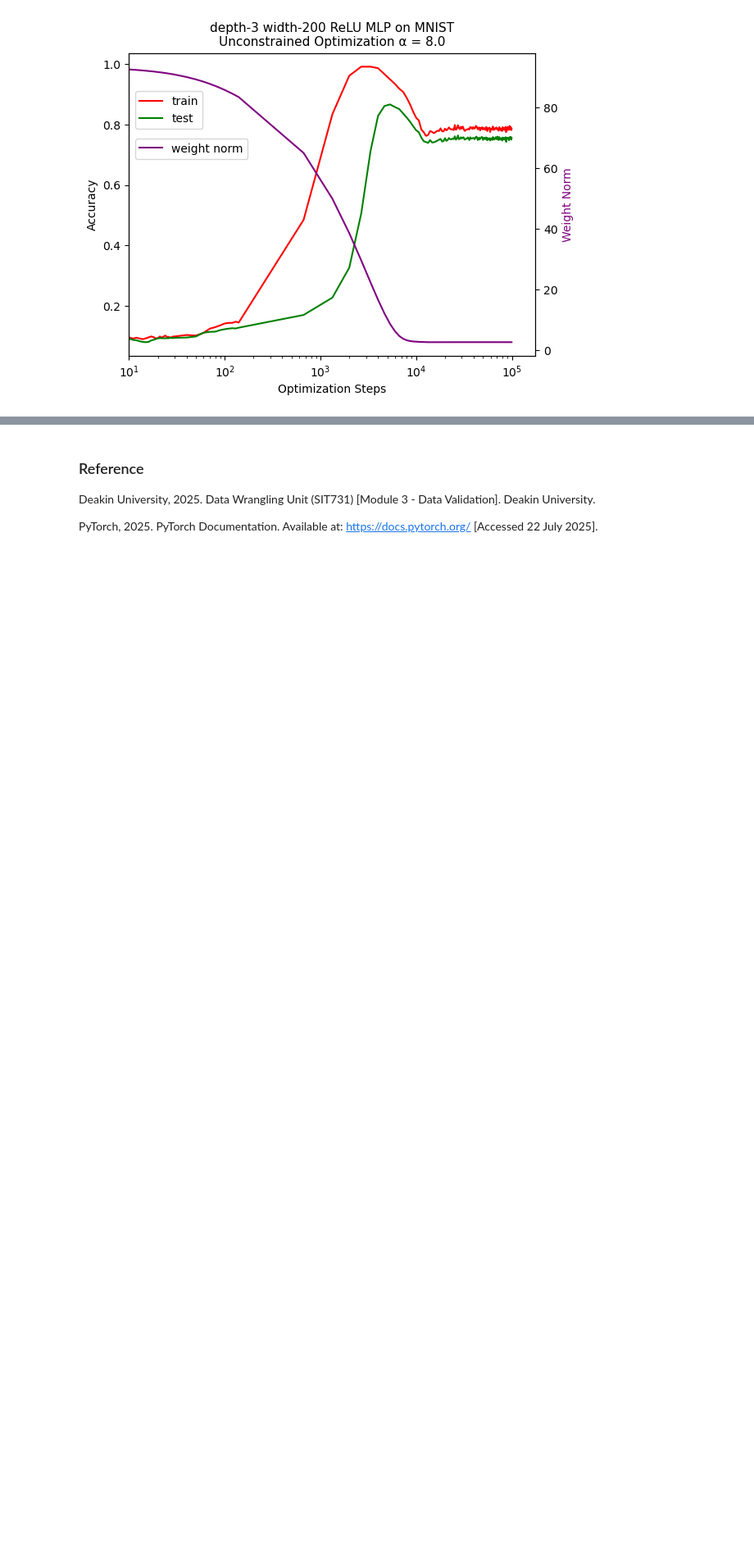
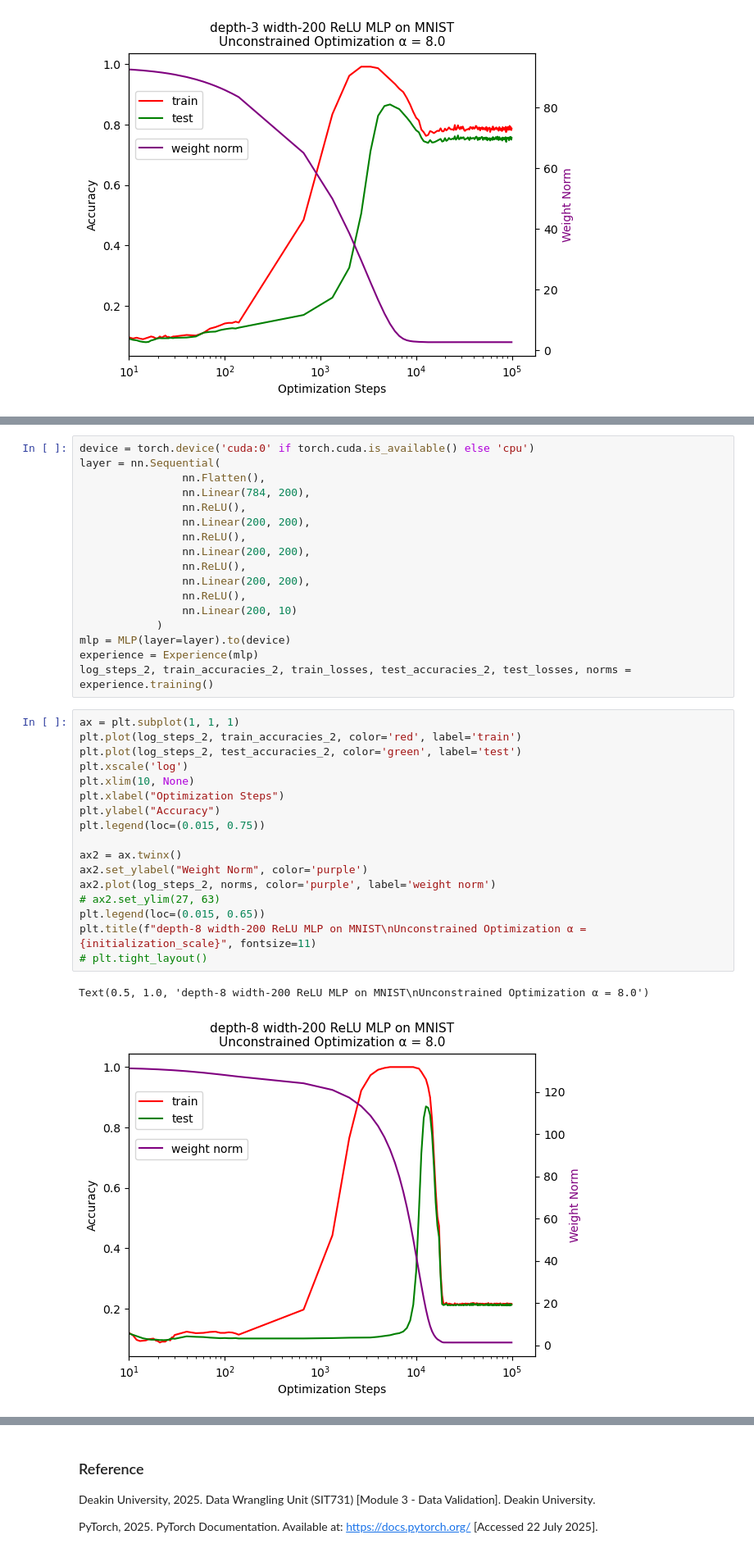
Before and after one commit to thongduong1990/SIT744-Deeplearning, a Jupyter notebook: assignment_1/223593948_SIT744_assignment1_solution.ipynb, the cells around one changed output, grey strips where cells are left out. Shown at 82% size. Drawn from its saved outputs; the diff is of its cells as text; blank space fills up the shorter version.

```diff
--- a/assignment_1/223593948_SIT744_assignment1_solution.ipynb
+++ b/assignment_1/223593948_SIT744_assignment1_solution.ipynb
@@ -801,0 +835,37 @@ Text(0.5, 1.0, 'depth-3 width-200 ReLU MLP on MNIST\nUnconstrained Optimization
+# %%
+device = torch.device('cuda:0' if torch.cuda.is_available() else 'cpu')
+layer = nn.Sequential(
+                nn.Flatten(),
+                nn.Linear(784, 200),
+                nn.ReLU(),
+                nn.Linear(200, 200),
+                nn.ReLU(),
+                nn.Linear(200, 200),
+                nn.ReLU(),
+                nn.Linear(200, 200),
+                nn.ReLU(),
+                nn.Linear(200, 10)
+            )
+mlp = MLP(layer=layer).to(device)
+experience = Experience(mlp)
+log_steps_2, train_accuracies_2, train_losses, test_accuracies_2, test_losses, norms = experience.training()
+# %%
+ax = plt.subplot(1, 1, 1)
+plt.plot(log_steps_2, train_accuracies_2, color='red', label='train')
+plt.plot(log_steps_2, test_accuracies_2, color='green', label='test')
+plt.xscale('log')
+plt.xlim(10, None)
+plt.xlabel("Optimization Steps")
+plt.ylabel("Accuracy")
+plt.legend(loc=(0.015, 0.75))
+
+ax2 = ax.twinx()
+ax2.set_ylabel("Weight Norm", color='purple')
+ax2.plot(log_steps_2, norms, color='purple', label='weight norm')
+# ax2.set_ylim(27, 63)
+plt.legend(loc=(0.015, 0.65))
+plt.title(f"depth-8 width-200 ReLU MLP on MNIST\nUnconstrained Optimization α = {initialization_scale}", fontsize=11)
+# plt.tight_layout()
+# %% [output]
+Text(0.5, 1.0, 'depth-8 width-200 ReLU MLP on MNIST\nUnconstrained Optimization α = 8.0')
+[figure, added]
```
Also changed, not shown: parts of 5 cells of this notebook.
